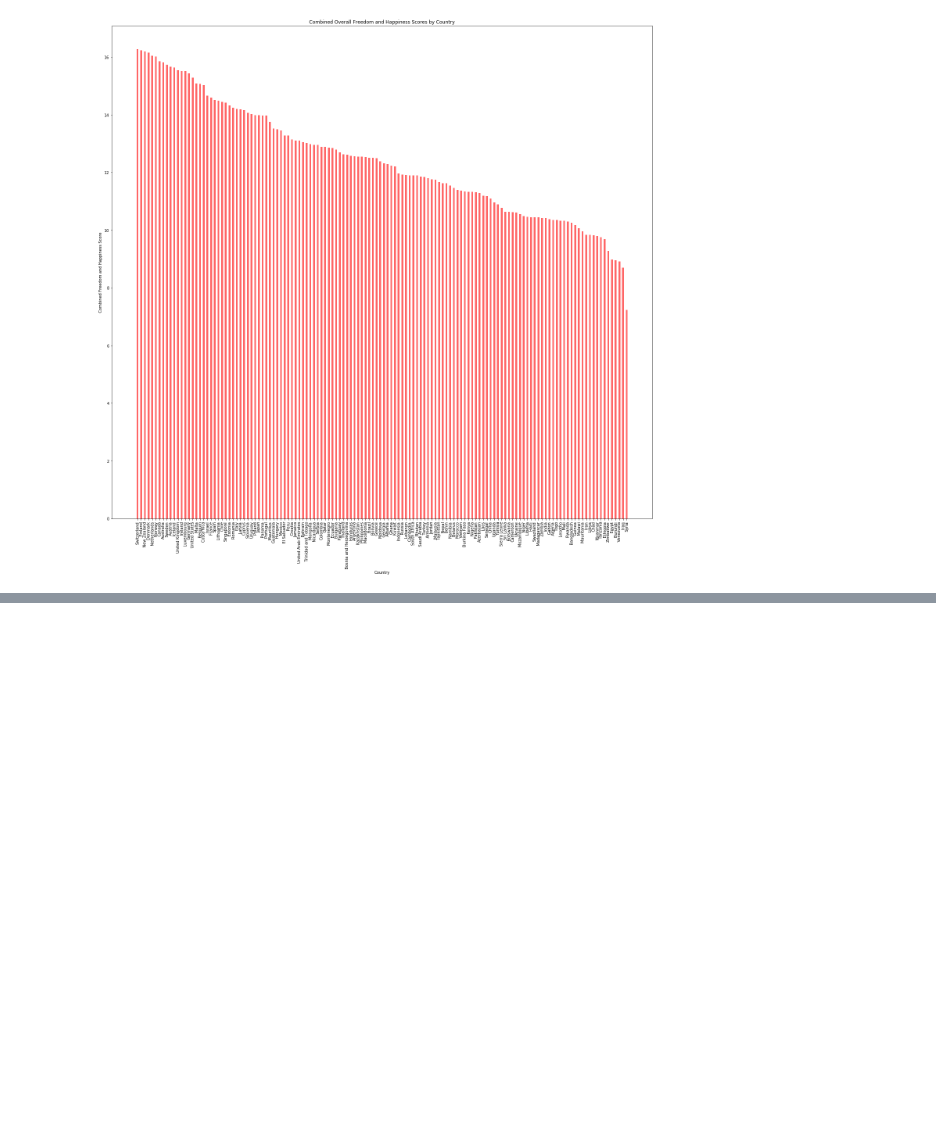
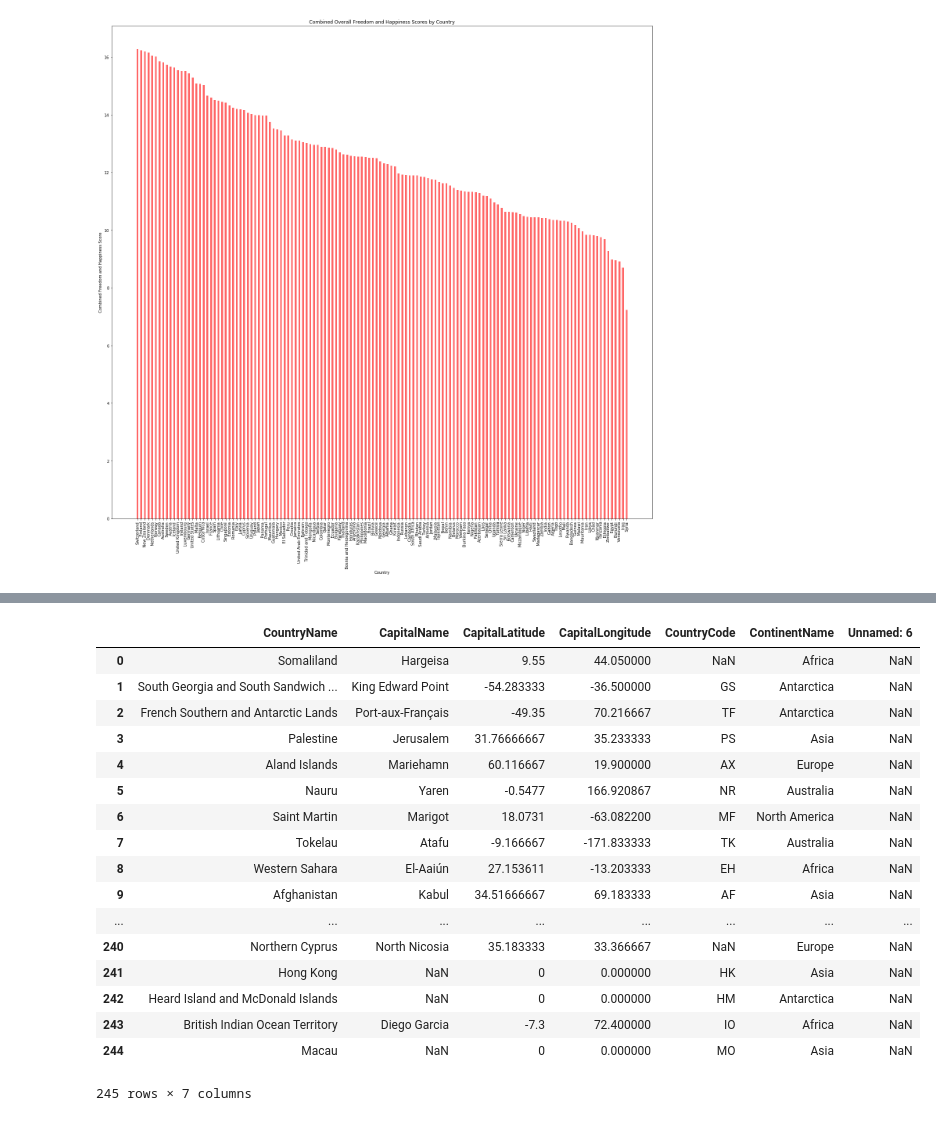
Before and after one commit to Faedra/Freedom-and-Happiness, a Jupyter notebook: thefunstuff/shannon_working_notebook.ipynb, the cells around one changed output, grey strips where cells are left out. Drawn from its saved outputs; the diff is of its cells as text; code cells hidden in the pictures; blank space fills up the shorter version.

```diff
--- a/thefunstuff/shannon_working_notebook.ipynb
+++ b/thefunstuff/shannon_working_notebook.ipynb
@@ -156,0 +166,23 @@ plt.show()
+# %%
+# import csv and save to dataframe:
+country_capitals_df = pd.read_csv("starting_data/country_capitals.csv")
+country_capitals_df
+# %% [output]
+|  | CountryName | CapitalName | CapitalLatitude | CapitalLongitude | CountryCode | ContinentName | Unnamed: 6 |
+| 0 | Somaliland | Hargeisa | 9.55 | 44.050000 | NaN | Africa | NaN |
+| 1 | South Georgia and South Sandwich ... | King Edward Point | -54.283333 | -36.500000 | GS | Antarctica | NaN |
+| 2 | French Southern and Antarctic Lands | Port-aux-Français | -49.35 | 70.216667 | TF | Antarctica | NaN |
+| 3 | Palestine | Jerusalem | 31.76666667 | 35.233333 | PS | Asia | NaN |
+| 4 | Aland Islands | Mariehamn | 60.116667 | 19.900000 | AX | Europe | NaN |
+| 5 | Nauru | Yaren | -0.5477 | 166.920867 | NR | Australia | NaN |
+| 6 | Saint Martin | Marigot | 18.0731 | -63.082200 | MF | North America | NaN |
+| 7 | Tokelau | Atafu | -9.166667 | -171.833333 | TK | Australia | NaN |
+| 8 | Western Sahara | El-Aaiún | 27.153611 | -13.203333 | EH | Africa | NaN |
+| 9 | Afghanistan | Kabul | 34.51666667 | 69.183333 | AF | Asia | NaN |
+| ... | ... | ... | ... | ... | ... | ... | ... |
+| 240 | Northern Cyprus | North Nicosia | 35.183333 | 33.366667 | NaN | Europe | NaN |
+| 241 | Hong Kong | NaN | 0 | 0.000000 | HK | Asia | NaN |
+| 242 | Heard Island and McDonald Islands | NaN | 0 | 0.000000 | HM | Antarctica | NaN |
+| 243 | British Indian Ocean Territory | Diego Garcia | -7.3 | 72.400000 | IO | Africa | NaN |
+| 244 | Macau | NaN | 0 | 0.000000 | MO | Asia | NaN |
+245 rows × 7 columns
```
Also changed, not shown: parts of 8 cells of this notebook.
